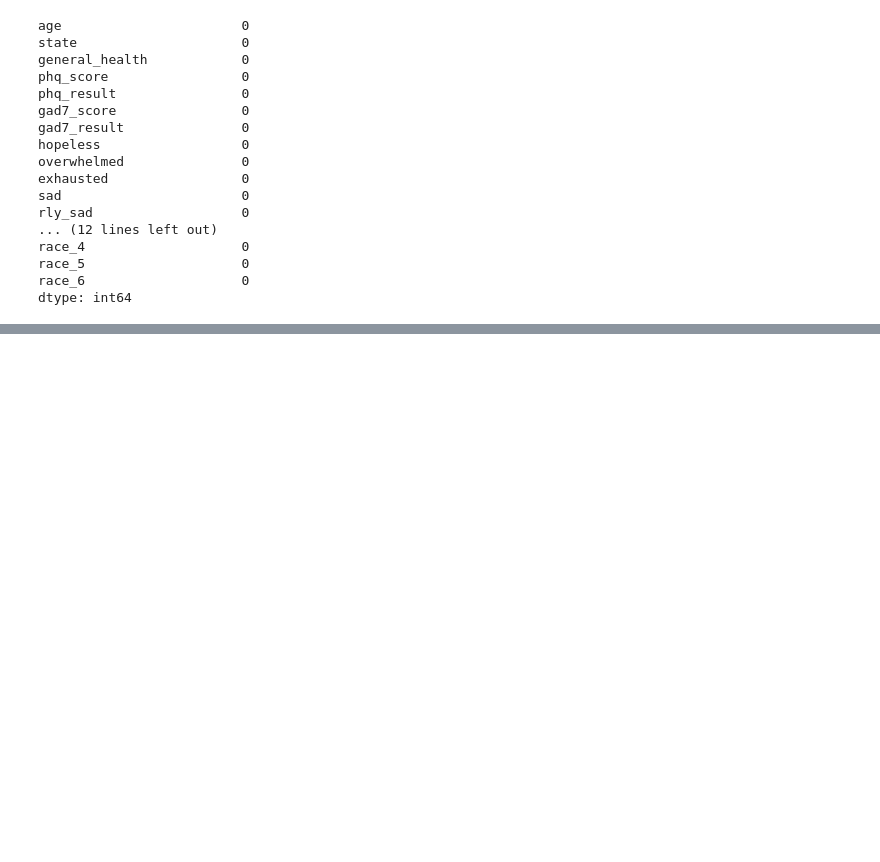
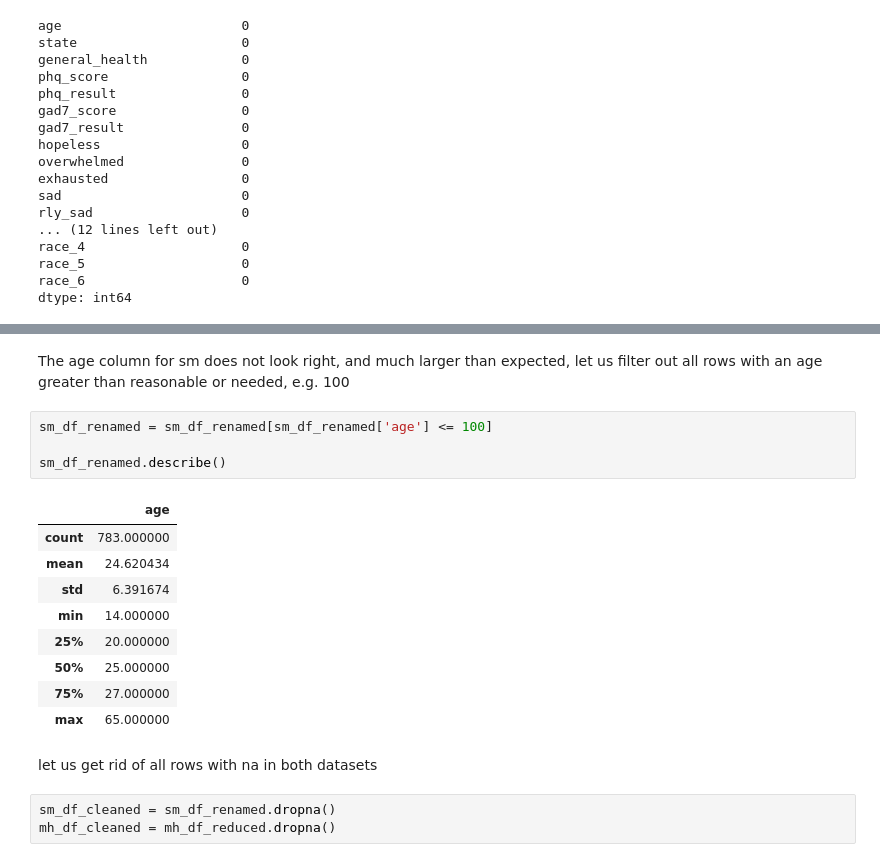
Before and after one commit to hirnas/cpsc368tp, a Jupyter notebook: code/half-way_submission.ipynb, the cells around one changed output, grey strips where cells are left out. Cells and saved outputs as stored; diff of their text form; blank space fills up the shorter version.

Commit message:
cleaned

```diff
--- a/code/half-way_submission.ipynb
+++ b/code/half-way_submission.ipynb
@@ -253,0 +281,21 @@ dtype: int64
+# %% [markdown]
+The age column for sm does not look right, and much larger than expected, let us filter out all rows with an age greater than reasonable or needed, e.g. 100
+# %%
+sm_df_renamed = sm_df_renamed[sm_df_renamed['age'] <= 100]
+
+sm_df_renamed.describe()
+# %% [output]
+|  | age |
+| count | 783.000000 |
+| mean | 24.620434 |
+| std | 6.391674 |
+| min | 14.000000 |
+| 25% | 20.000000 |
+| 50% | 25.000000 |
+| 75% | 27.000000 |
+| max | 65.000000 |
+# %% [markdown]
+let us get rid of all rows with na in both datasets
+# %%
+sm_df_cleaned = sm_df_renamed.dropna()
+mh_df_cleaned = mh_df_reduced.dropna()
```
Also changed, not shown: parts of 7 cells of this notebook.
